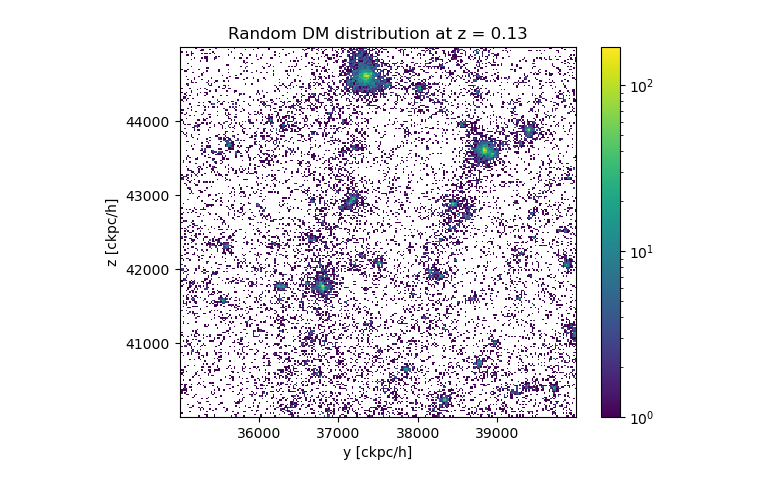
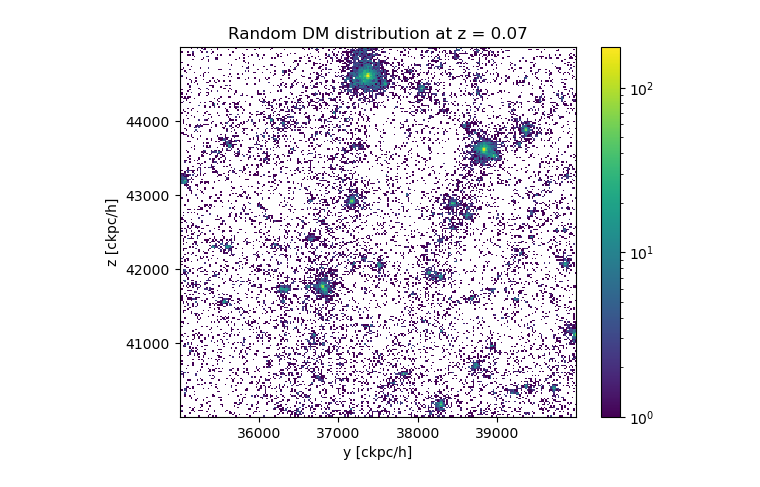
Before and after one commit to diodeamy/Thesis, a Jupyter notebook: code/MassVisualisationPro-Copy1.ipynb, the cells around one changed output. Drawn from its saved outputs; the diff is of its cells as text; code cells hidden in the pictures.

Commit message:
changed data to obtain graph

```diff
--- a/code/MassVisualisationPro-Copy1.ipynb
+++ b/code/MassVisualisationPro-Copy1.ipynb
@@ -46,11 +44,13 @@ particles = random_sample_particles(125, 40000, 45000, 35000, 40000, 40000, 4500
-# %%
-plt.hist2d(particles['Coordinates'][:,1], particles['Coordinates'][:,2], norm=mpl.colors.LogNorm(), bins=256)
-# plt.xlim([0,75000])
-# plt.ylim([0,75000])
-plt.title('Random DM distribution at z = 0.13')
-plt.xlabel('y [ckpc/h]')
-plt.ylabel('z [ckpc/h]')
-plt.colorbar()
-plt.savefig('Data/W2_mass_movements/random_matter_125.png')
-# %% [output]
-[figure, removed]
+# %%
+particles = random_sample_particles(129, 40000, 45000, 35000, 40000, 40000, 45000)
+# %%
+plt.hist2d(particles['Coordinates'][:,1], particles['Coordinates'][:,2], norm=mpl.colors.LogNorm(), bins=256)
+# plt.xlim([0,75000])
+# plt.ylim([0,75000])
+plt.title('Random DM distribution at z = 0.07')
+plt.xlabel('y [ckpc/h]')
+plt.ylabel('z [ckpc/h]')
+plt.colorbar()
+plt.savefig('Data/W2_mass_movements/random_matter_129.png')
+# %% [output]
+[figure, added]
```
Also changed, not shown: parts of 1 cell of this notebook.
